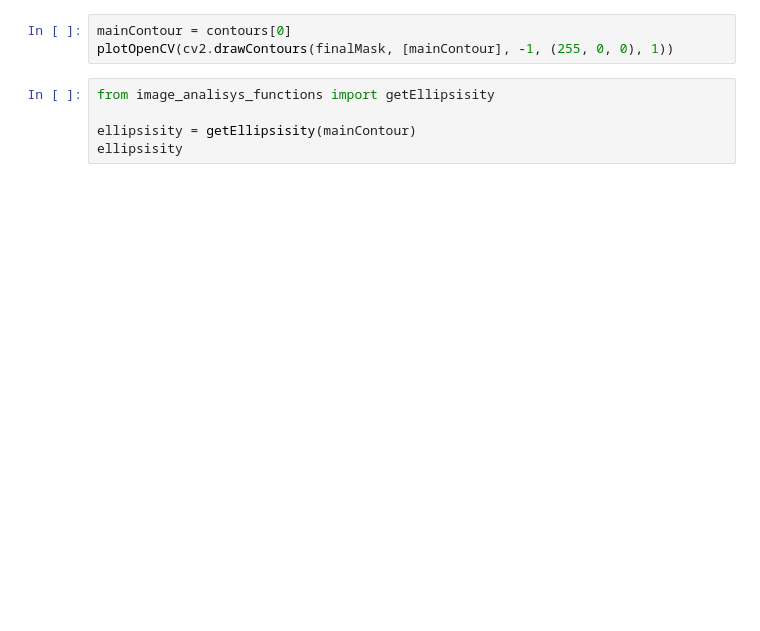
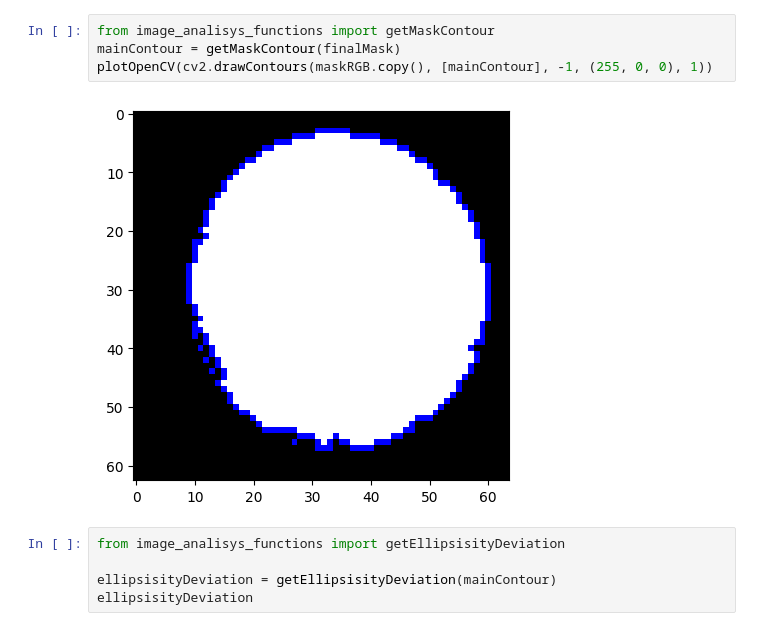
Before and after one commit to Javolins/road-sign-checker, a Jupyter notebook: ai/sign-classificators/shape-classifier-tester.ipynb, the cells around one changed output. Saved outputs shown, nothing was run; the diff lists cells and outputs as text; blank space fills up the shorter version.

Commit message:
replaced circularity with ellipsisity deviation check

```diff
--- a/ai/sign-classificators/shape-classifier-tester.ipynb
+++ b/ai/sign-classificators/shape-classifier-tester.ipynb
@@ -28,8 +42,11 @@ plotOpenCV(znakWithContours)
 # %%
-mainContour = contours[0]
-plotOpenCV(cv2.drawContours(finalMask, [mainContour], -1, (255, 0, 0), 1))
+from image_analisys_functions import getMaskContour
+mainContour = getMaskContour(finalMask)
+plotOpenCV(cv2.drawContours(maskRGB.copy(), [mainContour], -1, (255, 0, 0), 1))
+# %% [output]
+[figure, added]
 # %%
-from image_analisys_functions import getEllipsisity
+from image_analisys_functions import getEllipsisityDeviation
 
-ellipsisity = getEllipsisity(mainContour)
-ellipsisity
+ellipsisityDeviation = getEllipsisityDeviation(mainContour)
+ellipsisityDeviation
```
Also changed, not shown: parts of 10 cells of this notebook, 1 other file.
